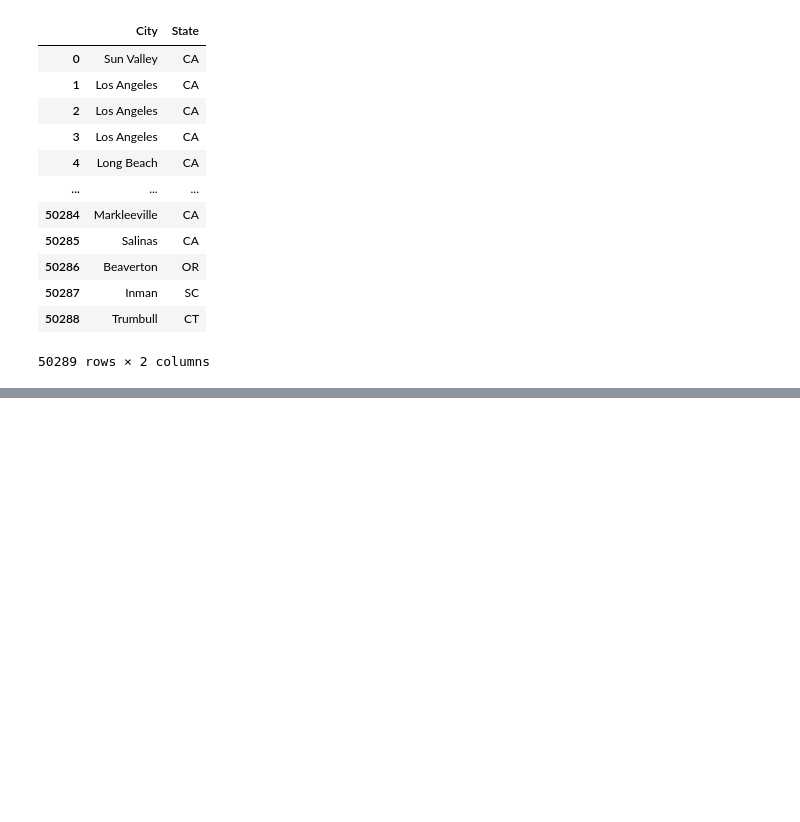
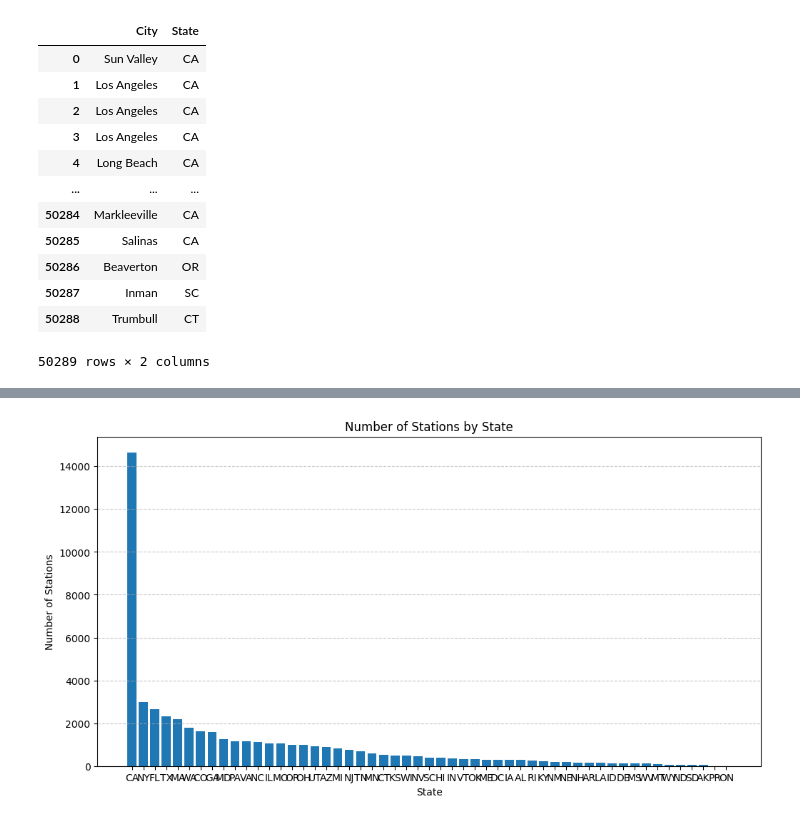
Before and after one commit to onetrue-6657/dataio2025, a Jupyter notebook: ev_stations.ipynb, the cells around one changed output, grey strips where cells are left out. Drawn from its saved outputs; the diff is of its cells as text; code cells hidden in the pictures; blank space fills up the shorter version.

Commit message:
City and States

```diff
--- a/ev_stations.ipynb
+++ b/ev_stations.ipynb
@@ -165,3 +165,5 @@ df2
 | 50287 | Inman | SC |
 | 50288 | Trumbull | CT |
 50289 rows × 2 columns
+# %%
+state = df2['State'].value_counts()
@@ -167,0 +214,10 @@ df2
+# %%
+plt.figure(figsize=(12, 6))
+plt.bar(state.index, state.values)
+plt.xlabel("State")
+plt.ylabel("Number of Stations")
+plt.title("Number of Stations by State")
+plt.grid(axis="y", linestyle="--", alpha=0.7)
+plt.show()
+# %% [output]
+[figure, added]
```
Also changed, not shown: parts of 6 cells of this notebook, 1 other file.
